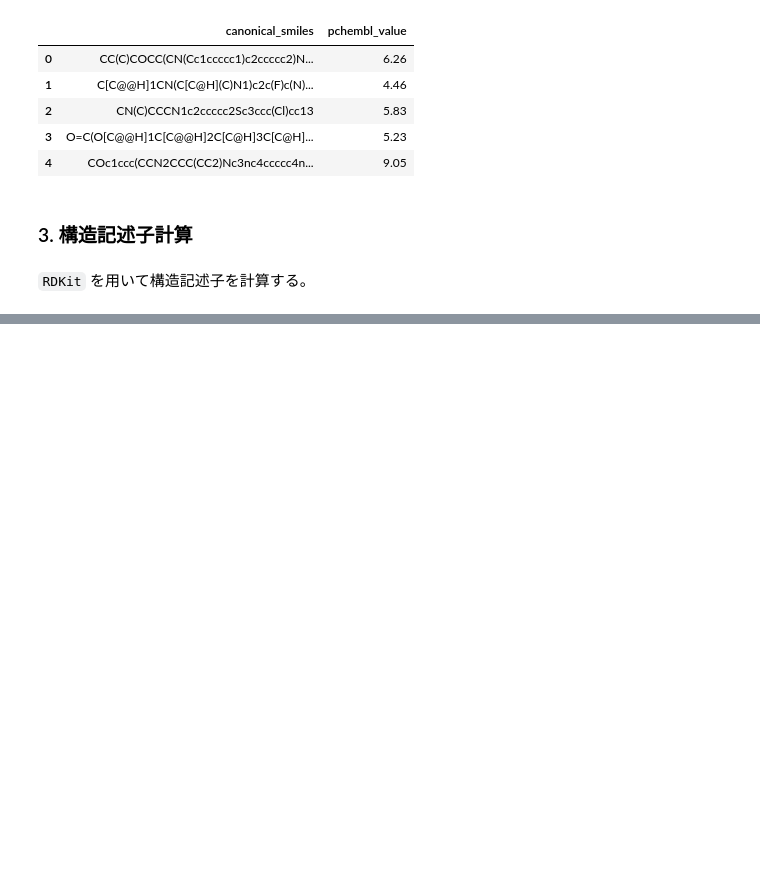
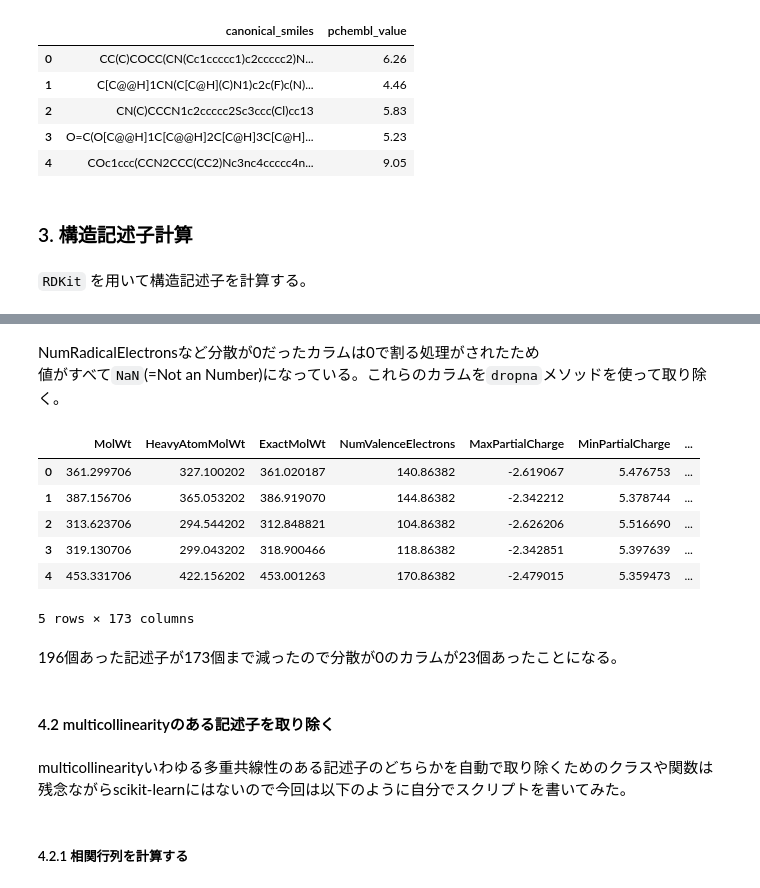
Before and after one commit to chemo-wakate/tutorial-7th, a Jupyter notebook: advanced/Statistics-analysis-example.ipynb, the cells around one changed output, grey strips where cells are left out. Saved outputs shown, nothing was run; the diff lists cells and outputs as text; code cells hidden in the pictures; blank space fills up the shorter version.

```diff
--- a/advanced/Statistics-analysis-example.ipynb
+++ b/advanced/Statistics-analysis-example.ipynb
@@ -229,0 +318,23 @@ df.head()
+# %% [markdown]
+NumRadicalElectronsなど分散が0だったカラムは0で割る処理がされたため
+値がすべて`NaN`(=Not an Number)になっている。これらのカラムを`dropna`メソッドを使って取り除く。
+# %%
+descs = descs.dropna(axis=1)
+descs.head()
+# %% [output]
+|  | MolWt | HeavyAtomMolWt | ExactMolWt | NumValenceElectrons | MaxPartialCharge | MinPartialCharge | ... |
+| 0 | 361.299706 | 327.100202 | 361.020187 | 140.86382 | -2.619067 | 5.476753 | ... |
+| 1 | 387.156706 | 365.053202 | 386.919070 | 144.86382 | -2.342212 | 5.378744 | ... |
+| 2 | 313.623706 | 294.544202 | 312.848821 | 104.86382 | -2.626206 | 5.516690 | ... |
+| 3 | 319.130706 | 299.043202 | 318.900466 | 118.86382 | -2.342851 | 5.397639 | ... |
+| 4 | 453.331706 | 422.156202 | 453.001263 | 170.86382 | -2.479015 | 5.359473 | ... |
+5 rows × 173 columns
+# %% [markdown]
+196個あった記述子が173個まで減ったので分散が0のカラムが23個あったことになる。
+# %% [markdown]
+#### 4.2 multicollinearityのある記述子を取り除く
+# %% [markdown]
+multicollinearityいわゆる多重共線性のある記述子のどちらかを自動で取り除くためのクラスや関数は
+残念ながらscikit-learnにはないので今回は以下のように自分でスクリプトを書いてみた。
+# %% [markdown]
+##### 4.2.1 相関行列を計算する
```
Also changed, not shown: parts of 21 cells of this notebook.
